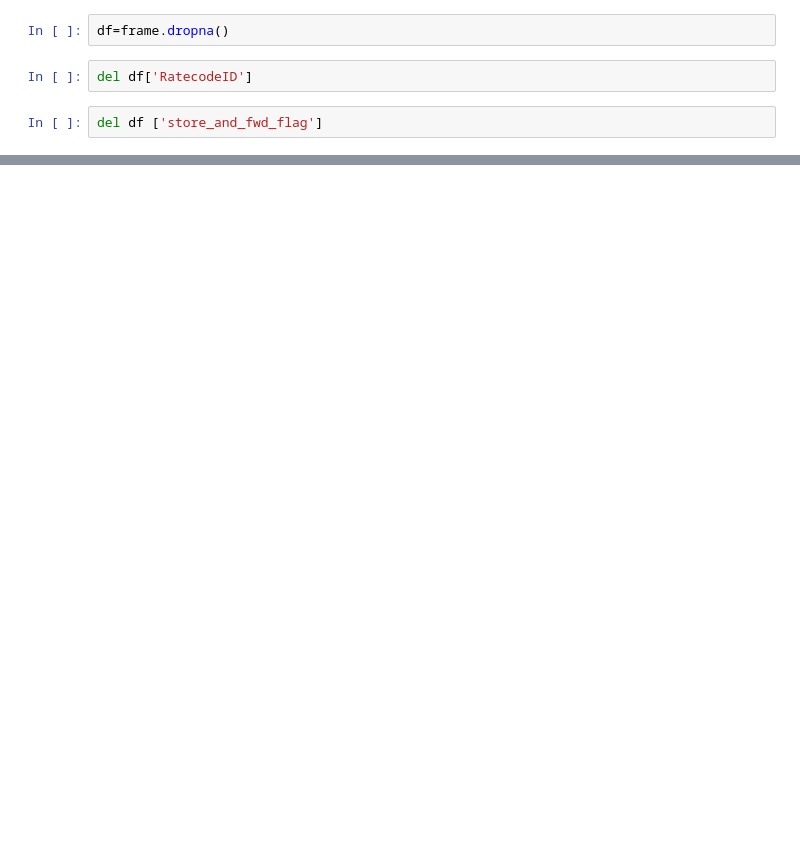
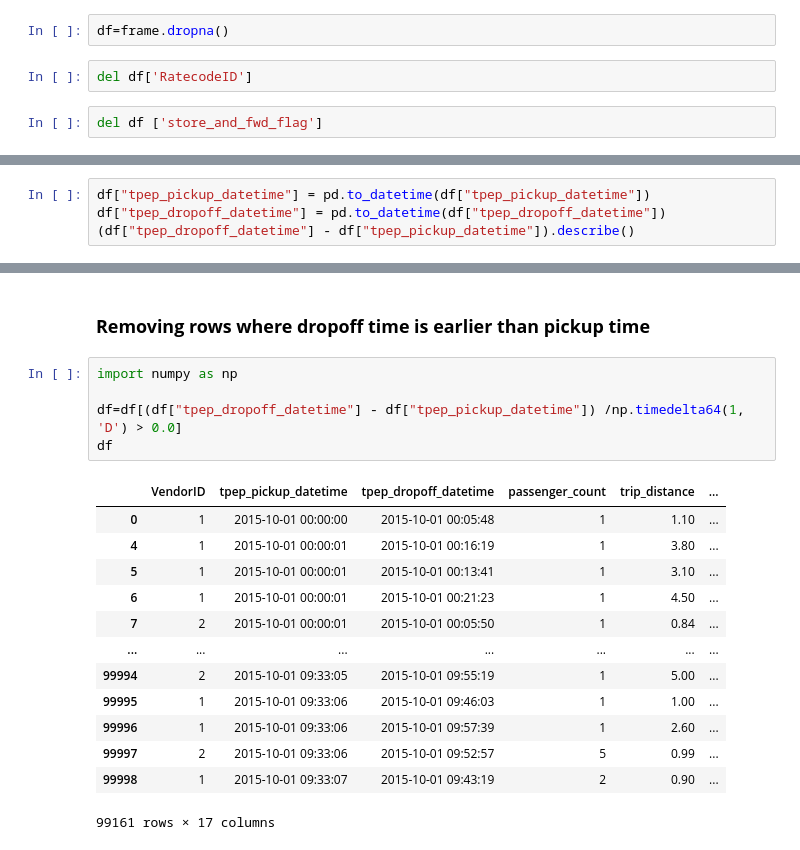
Before and after one commit to ddv246/DSBA-Project, a Jupyter notebook: Yellow_Taxi_Project.ipynb, the cells around one changed output, grey strips where cells are left out. Cells and saved outputs as stored; diff of their text form; blank space fills up the shorter version.

```diff
--- a/Yellow_Taxi_Project.ipynb
+++ b/Yellow_Taxi_Project.ipynb
@@ -72,0 +144,4 @@ df
+# %%
+df["tpep_pickup_datetime"] = pd.to_datetime(df["tpep_pickup_datetime"])
+df["tpep_dropoff_datetime"] = pd.to_datetime(df["tpep_dropoff_datetime"])
+(df["tpep_dropoff_datetime"] - df["tpep_pickup_datetime"]).describe()
@@ -72,0 +158,21 @@ df
+# %% [markdown]
+### **Removing rows where dropoff time is earlier than pickup time**
+# %%
+import numpy as np
+
+df=df[(df["tpep_dropoff_datetime"] - df["tpep_pickup_datetime"]) /np.timedelta64(1, 'D') > 0.0]
+df
+# %% [output]
+|  | VendorID | tpep_pickup_datetime | tpep_dropoff_datetime | passenger_count | trip_distance | ... |
+| 0 | 1 | 2015-10-01 00:00:00 | 2015-10-01 00:05:48 | 1 | 1.10 | ... |
+| 4 | 1 | 2015-10-01 00:00:01 | 2015-10-01 00:16:19 | 1 | 3.80 | ... |
+| 5 | 1 | 2015-10-01 00:00:01 | 2015-10-01 00:13:41 | 1 | 3.10 | ... |
+| 6 | 1 | 2015-10-01 00:00:01 | 2015-10-01 00:21:23 | 1 | 4.50 | ... |
+| 7 | 2 | 2015-10-01 00:00:01 | 2015-10-01 00:05:50 | 1 | 0.84 | ... |
+| ... | ... | ... | ... | ... | ... | ... |
+| 99994 | 2 | 2015-10-01 09:33:05 | 2015-10-01 09:55:19 | 1 | 5.00 | ... |
+| 99995 | 1 | 2015-10-01 09:33:06 | 2015-10-01 09:46:03 | 1 | 1.00 | ... |
+| 99996 | 1 | 2015-10-01 09:33:06 | 2015-10-01 09:57:39 | 1 | 2.60 | ... |
+| 99997 | 2 | 2015-10-01 09:33:06 | 2015-10-01 09:52:57 | 5 | 0.99 | ... |
+| 99998 | 1 | 2015-10-01 09:33:07 | 2015-10-01 09:43:19 | 2 | 0.90 | ... |
+99161 rows × 17 columns
```
Also changed, not shown: parts of 35 cells of this notebook.
